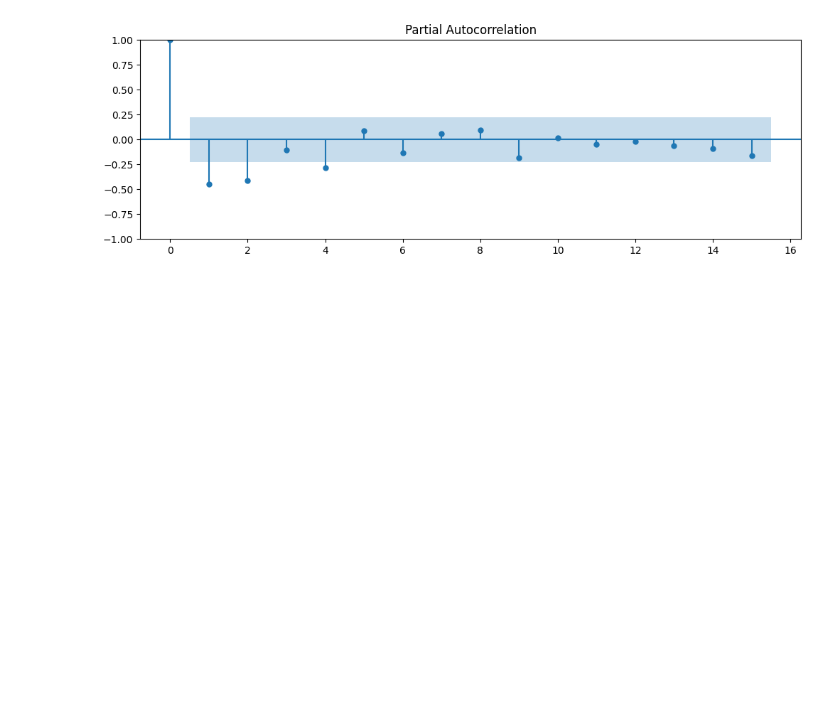
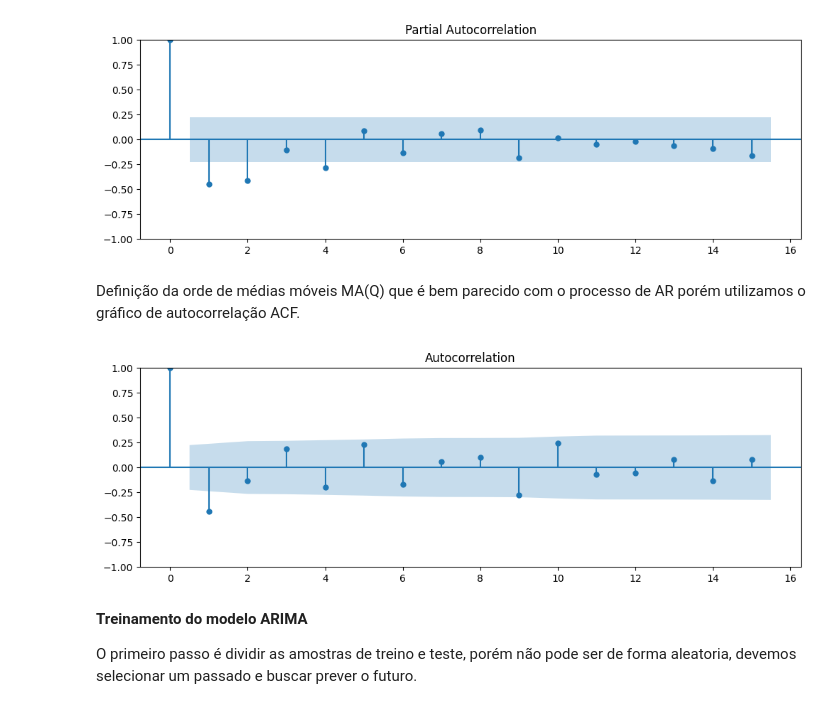
Before and after one commit to CarolineAndradeR/Data-Science, a Jupyter notebook: Séries_Temporais.ipynb, the cells around one changed output. Saved outputs shown, nothing was run; the diff lists cells and outputs as text; code cells hidden in the pictures; blank space fills up the shorter version.

```diff
--- a/Séries_Temporais.ipynb
+++ b/Séries_Temporais.ipynb
@@ -171,3 +177,16 @@ ax1 = fig.add_subplot(211)
 fig = plot_pacf(dados_analises['qtd_inscricoes'].diff().dropna(), lags=15, ax=ax1)
 # %% [output]
 [figure]
+# %% [markdown]
+Definição da orde de médias móveis MA(Q) que é bem parecido com o processo de AR porém utilizamos o gráfico de autocorrelação ACF.
+# %%
+# gráfico acf
+fig = plt.figure(figsize=(12,8))
+ax1 = fig.add_subplot(211)
+fig = plot_acf(dados_analises['qtd_inscricoes'].diff().dropna(), lags=15, ax=ax1)
+# %% [output]
+[figure, added]
+# %% [markdown]
+**Treinamento do modelo ARIMA**
+
+O primeiro passo é dividir as amostras de treino e teste, porém não pode ser de forma aleatoria, devemos selecionar um passado e buscar prever o futuro.
```
Also changed, not shown: parts of 12 cells of this notebook.
